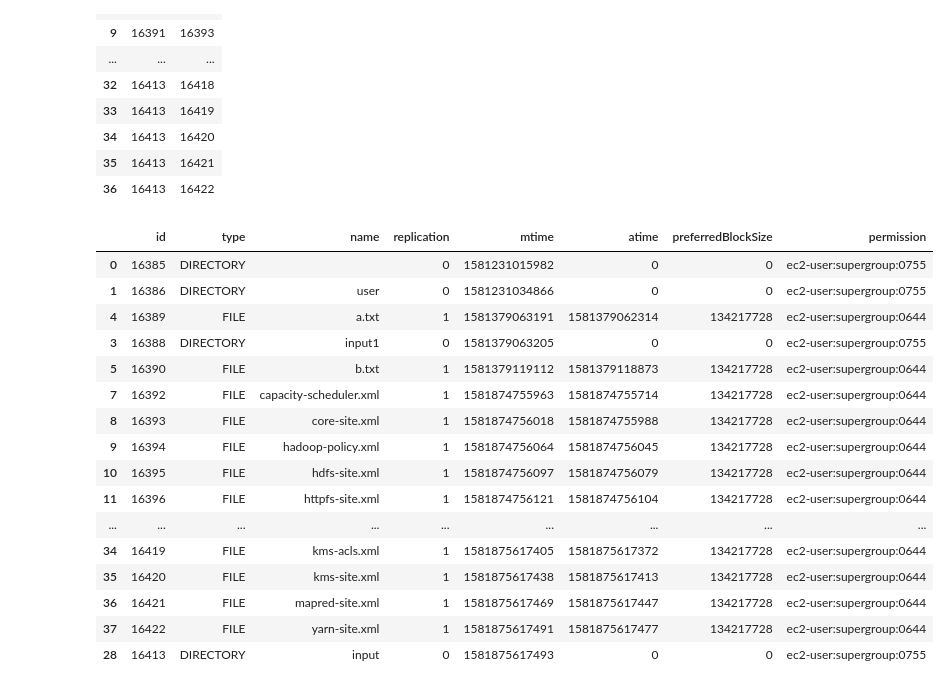
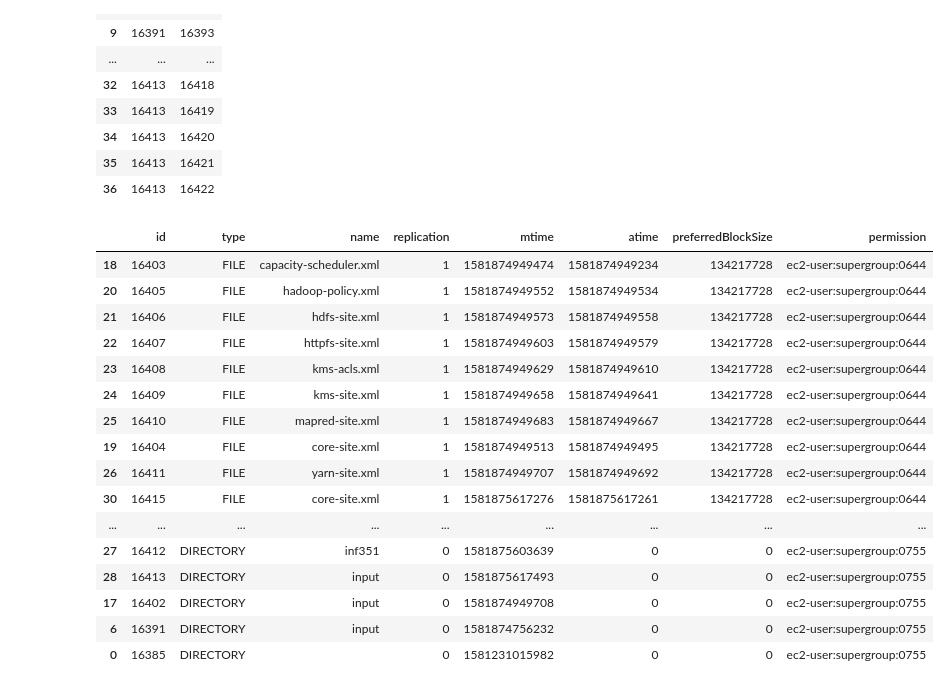
Before and after one commit to qianyouwang/551hw3, a Jupyter notebook: Untitled.ipynb, the cells around one changed output. Drawn from its saved outputs; the diff is of its cells as text; code cells hidden in the pictures.

```diff
--- a/Untitled.ipynb
+++ b/Untitled.ipynb
@@ -154,23 +154,23 @@ directory_df
 | 35 | 16413 | 16421 |
 | 36 | 16413 | 16422 |
 # %%
-inode_df.sort_values("mtime")
+inode_df.sort_values("permission")
 # %% [output]
 |  | id | type | name | replication | mtime | atime | preferredBlockSize | permission |
+| 18 | 16403 | FILE | capacity-scheduler.xml | 1 | 1581874949474 | 1581874949234 | 134217728 | ec2-user:supergroup:0644 |
+| 20 | 16405 | FILE | hadoop-policy.xml | 1 | 1581874949552 | 1581874949534 | 134217728 | ec2-user:supergroup:0644 |
+| 21 | 16406 | FILE | hdfs-site.xml | 1 | 1581874949573 | 1581874949558 | 134217728 | ec2-user:supergroup:0644 |
+| 22 | 16407 | FILE | httpfs-site.xml | 1 | 1581874949603 | 1581874949579 | 134217728 | ec2-user:supergroup:0644 |
+| 23 | 16408 | FILE | kms-acls.xml | 1 | 1581874949629 | 1581874949610 | 134217728 | ec2-user:supergroup:0644 |
+| 24 | 16409 | FILE | kms-site.xml | 1 | 1581874949658 | 1581874949641 | 134217728 | ec2-user:supergroup:0644 |
+| 25 | 16410 | FILE | mapred-site.xml | 1 | 1581874949683 | 1581874949667 | 134217728 | ec2-user:supergroup:0644 |
+| 19 | 16404 | FILE | core-site.xml | 1 | 1581874949513 | 1581874949495 | 134217728 | ec2-user:supergroup:0644 |
+| 26 | 16411 | FILE | yarn-site.xml | 1 | 1581874949707 | 1581874949692 | 134217728 | ec2-user:supergroup:0644 |
+| 30 | 16415 | FILE | core-site.xml | 1 | 1581875617276 | 1581875617261 | 134217728 | ec2-user:supergroup:0644 |
+| ... | ... | ... | ... | ... | ... | ... | ... | ... |
+| 27 | 16412 | DIRECTORY | inf351 | 0 | 1581875603639 | 0 | 0 | ec2-user:supergroup:0755 |
+| 28 | 16413 | DIRECTORY | input | 0 | 1581875617493 | 0 | 0 | ec2-user:supergroup:0755 |
+| 17 | 16402 | DIRECTORY | input | 0 | 1581874949708 | 0 | 0 | ec2-user:supergroup:0755 |
+| 6 | 16391 | DIRECTORY | input | 0 | 1581874756232 | 0 | 0 | ec2-user:supergroup:0755 |
 | 0 | 16385 | DIRECTORY |  | 0 | 1581231015982 | 0 | 0 | ec2-user:supergroup:0755 |
-| 1 | 16386 | DIRECTORY | user | 0 | 1581231034866 | 0 | 0 | ec2-user:supergroup:0755 |
-| 4 | 16389 | FILE | a.txt | 1 | 1581379063191 | 1581379062314 | 134217728 | ec2-user:supergroup:0644 |
-| 3 | 16388 | DIRECTORY | input1 | 0 | 1581379063205 | 0 | 0 | ec2-user:supergroup:0755 |
-| 5 | 16390 | FILE | b.txt | 1 | 1581379119112 | 1581379118873 | 134217728 | ec2-user:supergroup:0644 |
-| 7 | 16392 | FILE | capacity-scheduler.xml | 1 | 1581874755963 | 1581874755714 | 134217728 | ec2-user:supergroup:0644 |
-| 8 | 16393 | FILE | core-site.xml | 1 | 1581874756018 | 1581874755988 | 134217728 | ec2-user:supergroup:0644 |
-| 9 | 16394 | FILE | hadoop-policy.xml | 1 | 1581874756064 | 1581874756045 | 134217728 | ec2-user:supergroup:0644 |
-| 10 | 16395 | FILE | hdfs-site.xml | 1 | 1581874756097 | 1581874756079 | 134217728 | ec2-user:supergroup:0644 |
-| 11 | 16396 | FILE | httpfs-site.xml | 1 | 1581874756121 | 1581874756104 | 134217728 | ec2-user:supergroup:0644 |
-| ... | ... | ... | ... | ... | ... | ... | ... | ... |
-| 34 | 16419 | FILE | kms-acls.xml | 1 | 1581875617405 | 1581875617372 | 134217728 | ec2-user:supergroup:0644 |
-| 35 | 16420 | FILE | kms-site.xml | 1 | 1581875617438 | 1581875617413 | 134217728 | ec2-user:supergroup:0644 |
-| 36 | 16421 | FILE | mapred-site.xml | 1 | 1581875617469 | 1581875617447 | 134217728 | ec2-user:supergroup:0644 |
-| 37 | 16422 | FILE | yarn-site.xml | 1 | 1581875617491 | 1581875617477 | 134217728 | ec2-user:supergroup:0644 |
-| 28 | 16413 | DIRECTORY | input | 0 | 1581875617493 | 0 | 0 | ec2-user:supergroup:0755 |
 # %%
```
Also changed, not shown: parts of 1 cell of this notebook, 1 other file.
